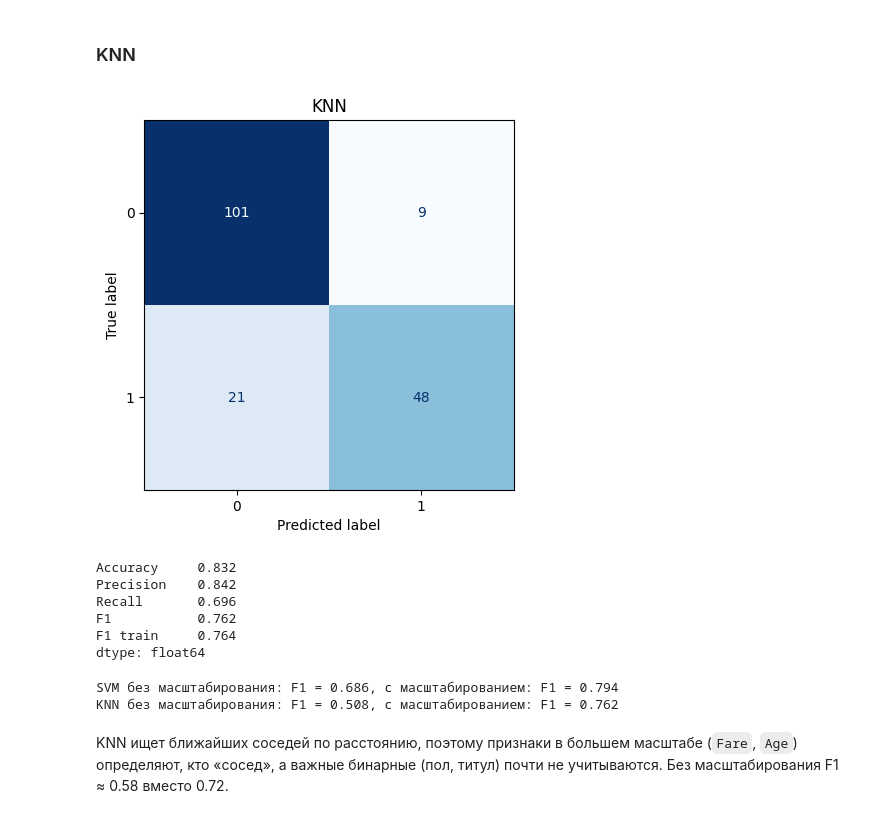
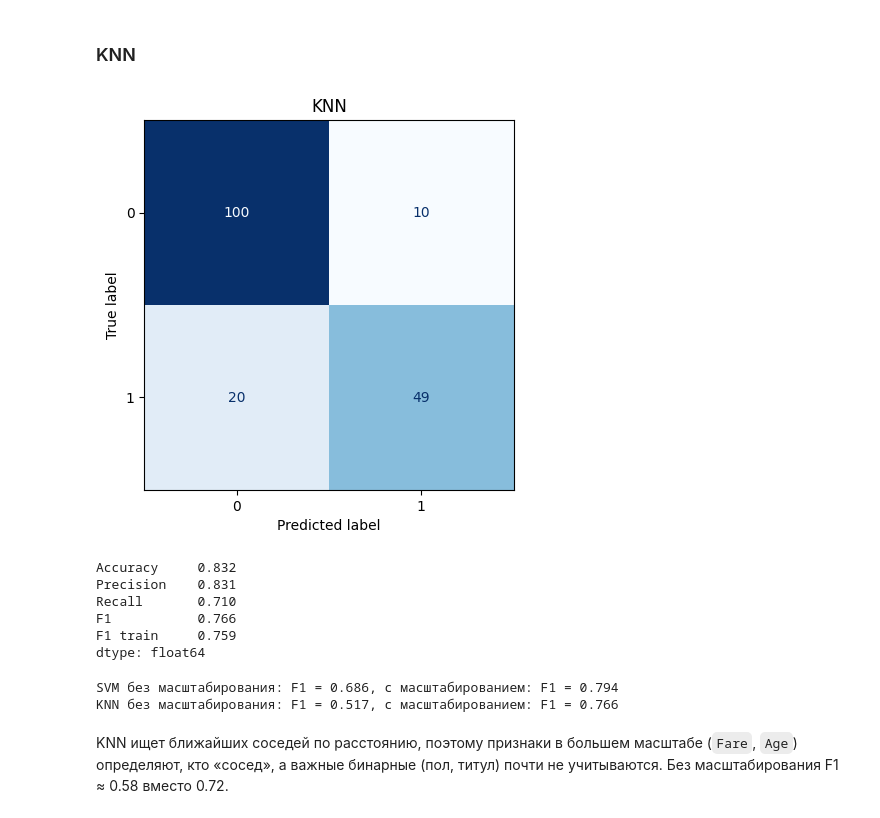
Before and after one commit to dalginichev1/ml_course_mai, a Jupyter notebook: classification/lab2.ipynb, the cells around one changed output. Drawn from its saved outputs; the diff is of its cells as text; code cells hidden in the pictures.

```diff
--- a/classification/lab2.ipynb
+++ b/classification/lab2.ipynb
@@ -264,16 +264,16 @@ dtype: float64
 # %%
 from sklearn.neighbors import KNeighborsClassifier
 
-knn_model = make_pipeline(prep_scaled, KNeighborsClassifier(n_neighbors=20))
+knn_model = make_pipeline(prep_scaled, KNeighborsClassifier(n_neighbors=21))
 
 evaluate("KNN", knn_model)
 # %% [output]
-[figure, old version]
+[figure, new version]
 Accuracy     0.832
-Precision    0.842
-Recall       0.696
-F1           0.762
-F1 train     0.764
+Precision    0.831
+Recall       0.710
+F1           0.766
+F1 train     0.759
 dtype: float64
 # %%
 from sklearn.base import clone
@@ -284,7 +284,7 @@ for name, model in [("SVM", svm_model), ("KNN", knn_model)]:
           f"с масштабированием: F1 = {results[name]['F1']:.3f}")
 # %% [output]
 SVM без масштабирования: F1 = 0.686, с масштабированием: F1 = 0.794
-KNN без масштабирования: F1 = 0.508, с масштабированием: F1 = 0.762
+KNN без масштабирования: F1 = 0.517, с масштабированием: F1 = 0.766
 # %% [markdown]
 KNN ищет ближайших соседей по расстоянию, поэтому признаки в большем масштабе (`Fare`, `Age`) определяют, кто «сосед», а важные бинарные (пол, титул) почти не учитываются. Без масштабирования F1 ≈ 0.58 вместо 0.72.
 # %% [markdown]
```
Also changed, not shown: parts of 1 cell of this notebook, 2 other files.
